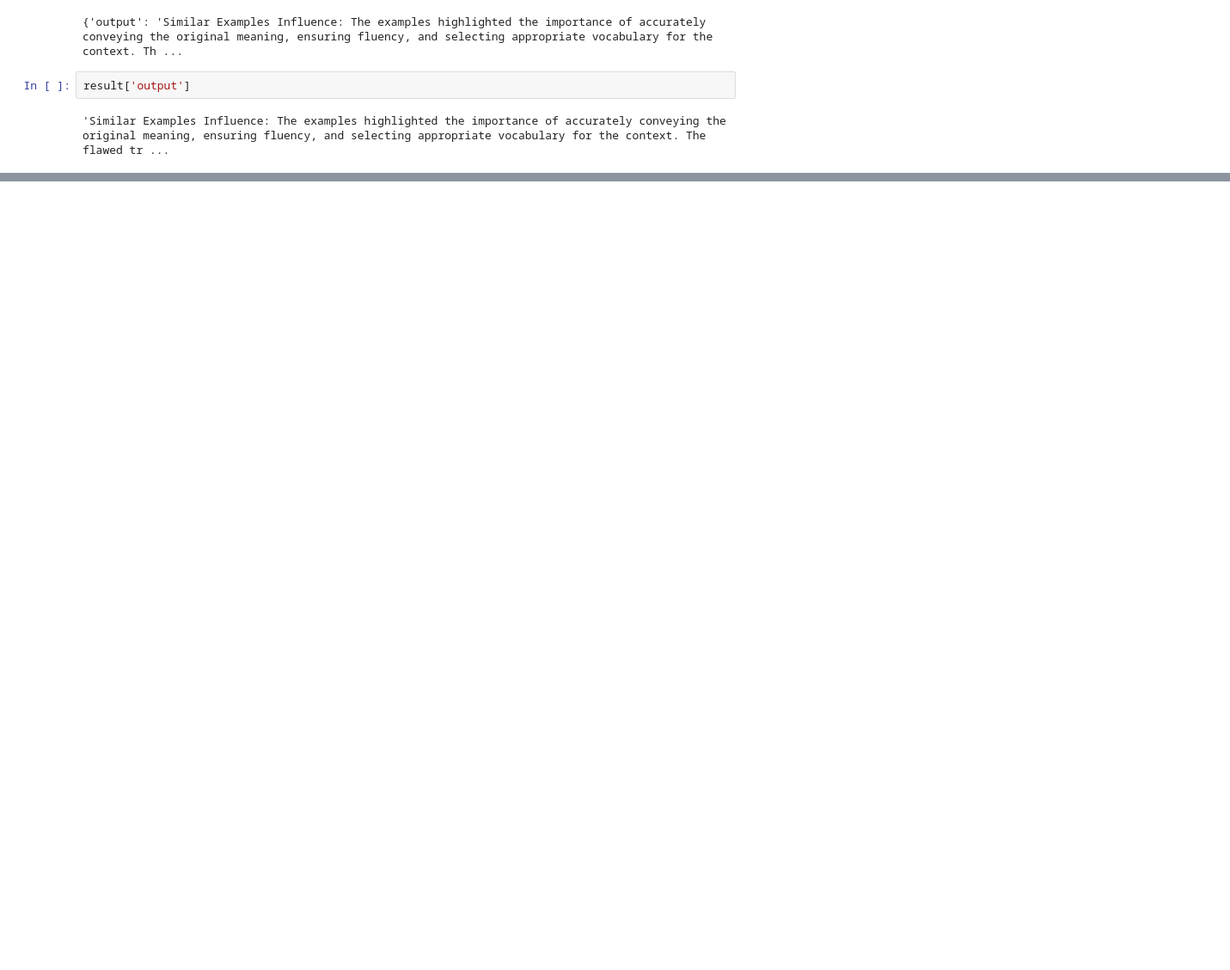
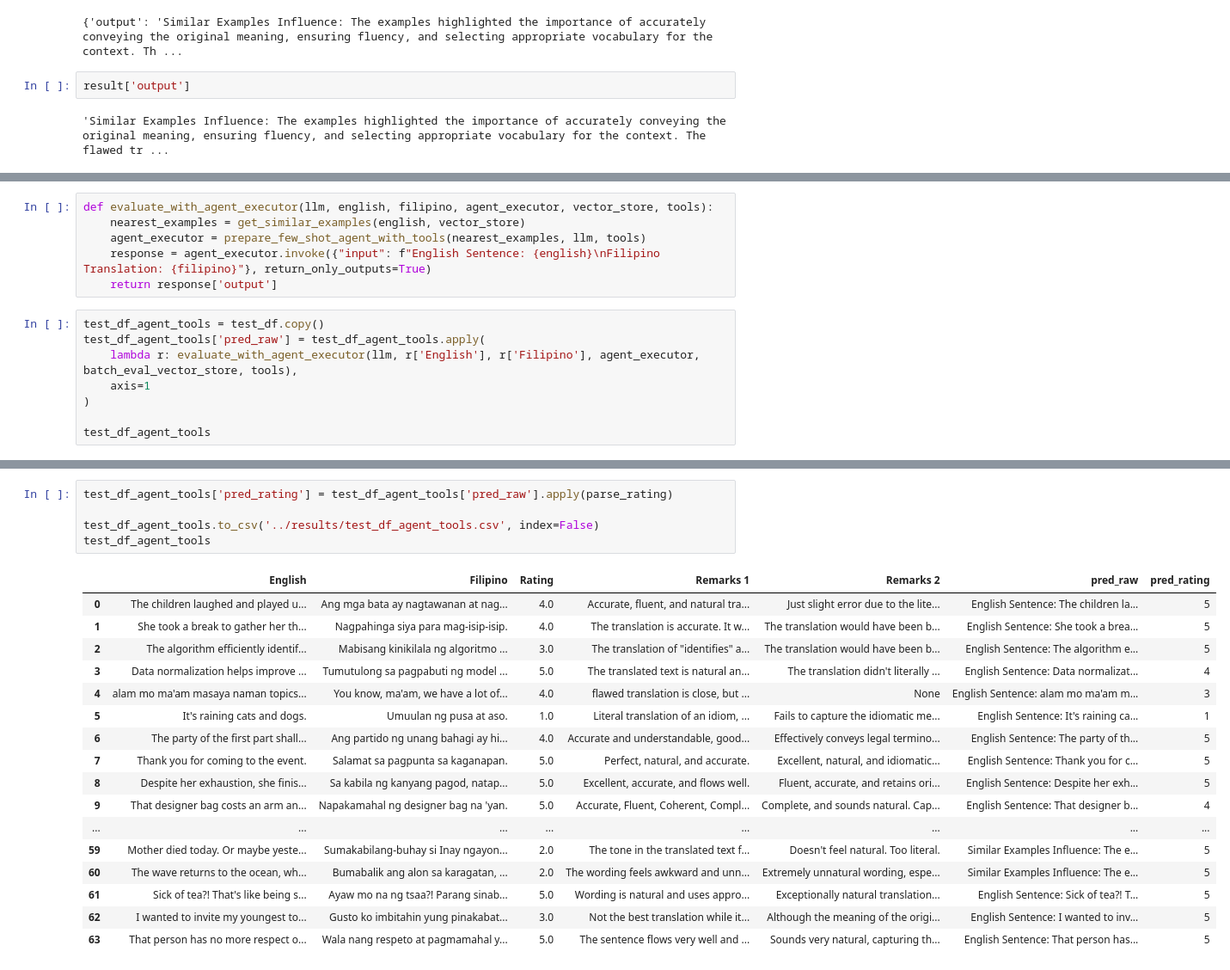
Before and after one commit to riki-11/csc420m-llm-as-judge, a Jupyter notebook: agentic-judge/agentic_judge.ipynb, the cells around one changed output, grey strips where cells are left out. Shown at 86% size. Cells and saved outputs as stored; diff of their text form; blank space fills up the shorter version.

Commit message:
feat: evaluated on test set using libretranslate api tool.

```diff
--- a/agentic-judge/agentic_judge.ipynb
+++ b/agentic-judge/agentic_judge.ipynb
@@ -1041,0 +1037,14 @@ TODO: implement the tool calling agent first, then i can organize the code.
+# %%
+def evaluate_with_agent_executor(llm, english, filipino, agent_executor, vector_store, tools):
+    nearest_examples = get_similar_examples(english, vector_store)
+    agent_executor = prepare_few_shot_agent_with_tools(nearest_examples, llm, tools)
+    response = agent_executor.invoke({"input": f"English Sentence: {english}\nFilipino Translation: {filipino}"}, return_only_outputs=True)
+    return response['output']
+# %%
+test_df_agent_tools = test_df.copy()
+test_df_agent_tools['pred_raw'] = test_df_agent_tools.apply(
+    lambda r: evaluate_with_agent_executor(llm, r['English'], r['Filipino'], agent_executor, batch_eval_vector_store, tools),
+    axis=1
+)
+
+test_df_agent_tools
@@ -1041,0 +1120,23 @@ TODO: implement the tool calling agent first, then i can organize the code.
+# %%
+test_df_agent_tools['pred_rating'] = test_df_agent_tools['pred_raw'].apply(parse_rating)
+
+test_df_agent_tools.to_csv('../results/test_df_agent_tools.csv', index=False)
+test_df_agent_tools
+# %% [output]
+|  | English | Filipino | Rating | Remarks 1 | Remarks 2 | pred_raw | pred_rating |
+| 0 | The children laughed and played u... | Ang mga bata ay nagtawanan at nag... | 4.0 | Accurate, fluent, and natural tra... | Just slight error due to the lite... | English Sentence: The children la... | 5 |
+| 1 | She took a break to gather her th... | Nagpahinga siya para mag-isip-isip. | 4.0 | The translation is accurate. It w... | The translation would have been b... | English Sentence: She took a brea... | 5 |
+| 2 | The algorithm efficiently identif... | Mabisang kinikilala ng algoritmo ... | 3.0 | The translation of "identifies" a... | The translation would have been b... | English Sentence: The algorithm e... | 5 |
+| 3 | Data normalization helps improve ... | Tumutulong sa pagpabuti ng model ... | 5.0 | The translated text is natural an... | The translation didn't literally ... | English Sentence: Data normalizat... | 4 |
+| 4 | alam mo ma'am masaya naman topics... | You know, ma'am, we have a lot of... | 4.0 | flawed translation is close, but ... | None | English Sentence: alam mo ma'am m... | 3 |
+| 5 | It's raining cats and dogs. | Umuulan ng pusa at aso. | 1.0 | Literal translation of an idiom, ... | Fails to capture the idiomatic me... | English Sentence: It's raining ca... | 1 |
+| 6 | The party of the first part shall... | Ang partido ng unang bahagi ay hi... | 4.0 | Accurate and understandable, good... | Effectively conveys legal termino... | English Sentence: The party of th... | 5 |
+| 7 | Thank you for coming to the event. | Salamat sa pagpunta sa kaganapan. | 5.0 | Perfect, natural, and accurate. | Excellent, natural, and idiomatic... | English Sentence: Thank you for c... | 5 |
+| 8 | Despite her exhaustion, she finis... | Sa kabila ng kanyang pagod, natap... | 5.0 | Excellent, accurate, and flows well. | Fluent, accurate, and retains ori... | English Sentence: Despite her exh... | 5 |
+| 9 | That designer bag costs an arm an... | Napakamahal ng designer bag na 'yan. | 5.0 | Accurate, Fluent, Coherent, Compl... | Complete, and sounds natural. Cap... | English Sentence: That designer b... | 4 |
+| ... | ... | ... | ... | ... | ... | ... | ... |
+| 59 | Mother died today. Or maybe yeste... | Sumakabilang-buhay si Inay ngayon... | 2.0 | The tone in the translated text f... | Doesn't feel natural. Too literal. | Similar Examples Influence: The e... | 5 |
+| 60 | The wave returns to the ocean, wh... | Bumabalik ang alon sa karagatan, ... | 2.0 | The wording feels awkward and unn... | Extremely unnatural wording, espe... | Similar Examples Influence: The e... | 5 |
+| 61 | Sick of tea?! That's like being s... | Ayaw mo na ng tsaa?! Parang sinab... | 5.0 | Wording is natural and uses appro... | Exceptionally natural translation... | English Sentence: Sick of tea?! T... | 5 |
+| 62 | I wanted to invite my youngest to... | Gusto ko imbitahin yung pinakabat... | 3.0 | Not the best translation while it... | Although the meaning of the origi... | English Sentence: I wanted to inv... | 5 |
+| 63 | That person has no more respect o... | Wala nang respeto at pagmamahal y... | 5.0 | The sentence flows very well and ... | Sounds very natural, capturing th... | English Sentence: That person has... | 5 |
```
Also changed, not shown: parts of 6 cells of this notebook, 2 other files.
